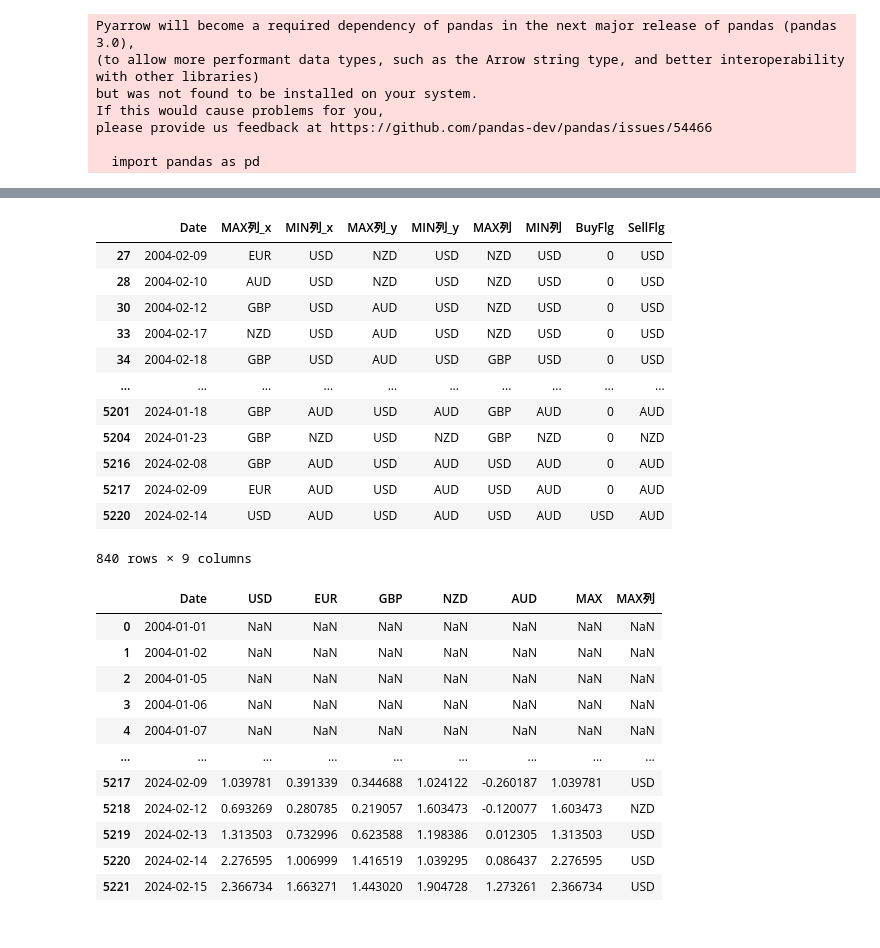
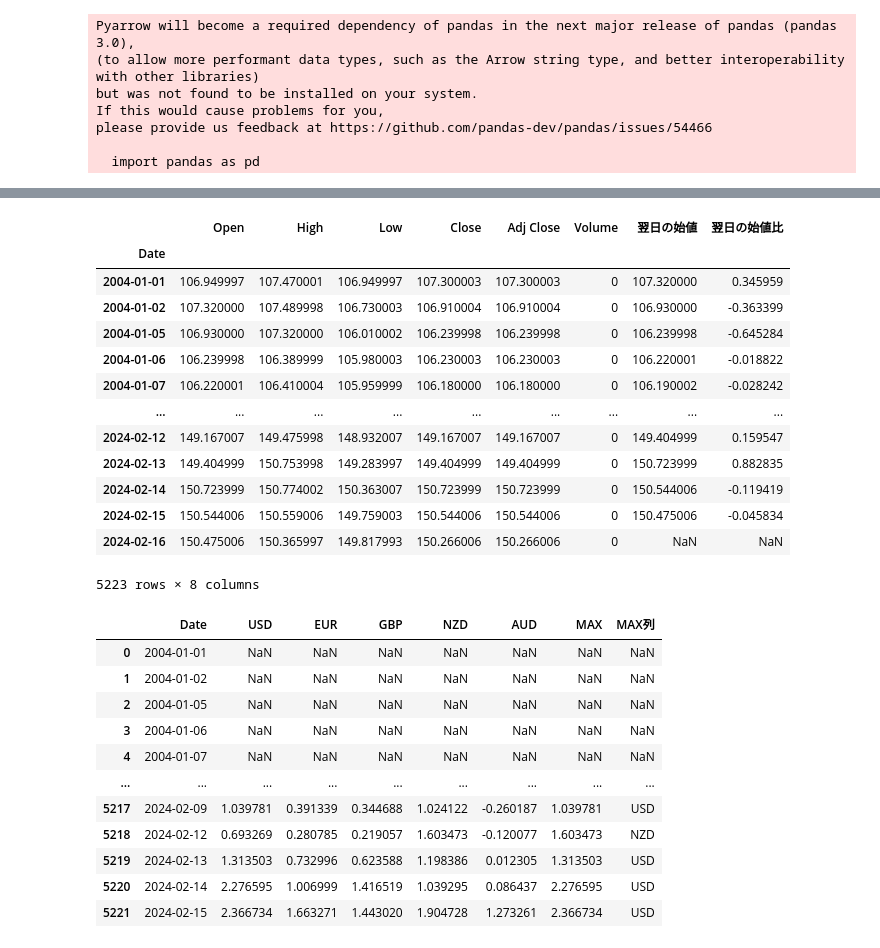
Before and after one commit to sawada-takashi-pb/Sample, a Jupyter notebook: investment/Python/投資判定.ipynb, the cells around one changed output, grey strips where cells are left out. Cells and saved outputs as stored; diff of their text form; code cells hidden in the pictures.

```diff
--- a/investment/Python/投資判定.ipynb
+++ b/investment/Python/投資判定.ipynb
@@ -216,19 +249,20 @@ merge_Df
-# %%
-merge_Df[merge_Df['SellFlg']!=0]
-# %% [output]
-|  | Date | MAX列_x | MIN列_x | MAX列_y | MIN列_y | MAX列 | MIN列 | BuyFlg | SellFlg |
-| 27 | 2004-02-09 | EUR | USD | NZD | USD | NZD | USD | 0 | USD |
-| 28 | 2004-02-10 | AUD | USD | NZD | USD | NZD | USD | 0 | USD |
-| 30 | 2004-02-12 | GBP | USD | AUD | USD | NZD | USD | 0 | USD |
-| 33 | 2004-02-17 | NZD | USD | AUD | USD | NZD | USD | 0 | USD |
-| 34 | 2004-02-18 | GBP | USD | AUD | USD | GBP | USD | 0 | USD |
-| ... | ... | ... | ... | ... | ... | ... | ... | ... | ... |
-| 5201 | 2024-01-18 | GBP | AUD | USD | AUD | GBP | AUD | 0 | AUD |
-| 5204 | 2024-01-23 | GBP | NZD | USD | NZD | GBP | NZD | 0 | NZD |
-| 5216 | 2024-02-08 | GBP | AUD | USD | AUD | USD | AUD | 0 | AUD |
-| 5217 | 2024-02-09 | EUR | AUD | USD | AUD | USD | AUD | 0 | AUD |
-| 5220 | 2024-02-14 | USD | AUD | USD | AUD | USD | AUD | USD | AUD |
-840 rows × 9 columns
+# %%
+rateDf
+# %% [output]
+|  | Open | High | Low | Close | Adj Close | Volume | 翌日の始値 | 翌日の始値比 |
+| Date |  |  |  |  |  |  |  |  |
+| 2004-01-01 | 106.949997 | 107.470001 | 106.949997 | 107.300003 | 107.300003 | 0 | 107.320000 | 0.345959 |
+| 2004-01-02 | 107.320000 | 107.489998 | 106.730003 | 106.910004 | 106.910004 | 0 | 106.930000 | -0.363399 |
+| 2004-01-05 | 106.930000 | 107.320000 | 106.010002 | 106.239998 | 106.239998 | 0 | 106.239998 | -0.645284 |
+| 2004-01-06 | 106.239998 | 106.389999 | 105.980003 | 106.230003 | 106.230003 | 0 | 106.220001 | -0.018822 |
+| 2004-01-07 | 106.220001 | 106.410004 | 105.959999 | 106.180000 | 106.180000 | 0 | 106.190002 | -0.028242 |
+| ... | ... | ... | ... | ... | ... | ... | ... | ... |
+| 2024-02-12 | 149.167007 | 149.475998 | 148.932007 | 149.167007 | 149.167007 | 0 | 149.404999 | 0.159547 |
+| 2024-02-13 | 149.404999 | 150.753998 | 149.283997 | 149.404999 | 149.404999 | 0 | 150.723999 | 0.882835 |
+| 2024-02-14 | 150.723999 | 150.774002 | 150.363007 | 150.723999 | 150.723999 | 0 | 150.544006 | -0.119419 |
+| 2024-02-15 | 150.544006 | 150.559006 | 149.759003 | 150.544006 | 150.544006 | 0 | 150.475006 | -0.045834 |
+| 2024-02-16 | 150.475006 | 150.365997 | 149.817993 | 150.266006 | 150.266006 | 0 | NaN | NaN |
+5223 rows × 8 columns
 # %%
 # 各日付ごとの最大値を計算
 part1Df['MAX'] = part1Df[currencyList].max(axis=1)
```
Also changed, not shown: parts of 4 cells of this notebook, 1 other file.
